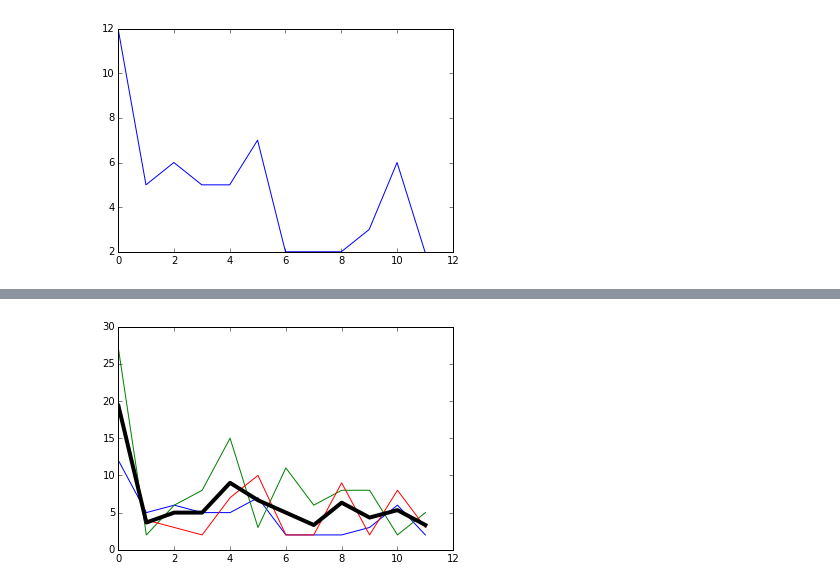
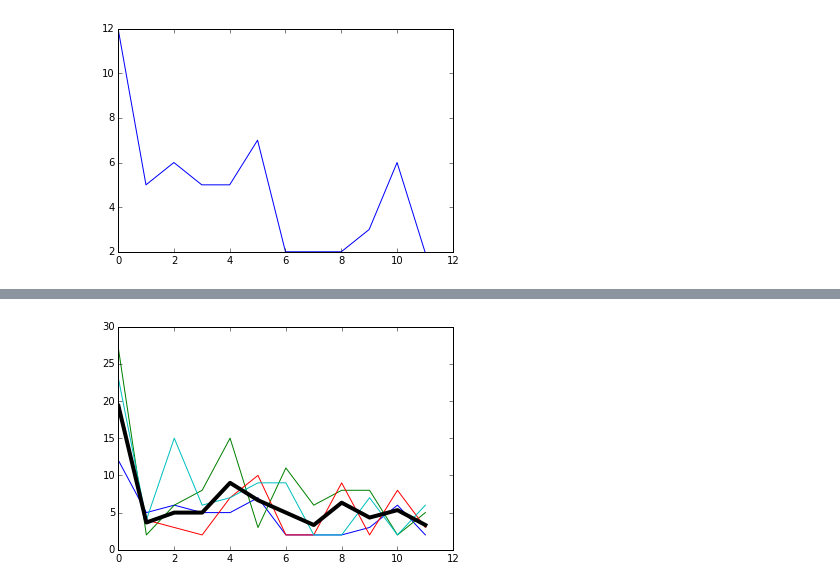
Before and after one commit to andrewosh/hexaworld-analyses, a Jupyter notebook: index.ipynb, the cells around one changed output, grey strips where cells are left out. Drawn from its saved outputs; the diff is of its cells as text; code cells hidden in the pictures.

Commit message:
Added nick's tree2 performance

```diff
--- a/index.ipynb
+++ b/index.ipynb
@@ -144,6 +161,7 @@ def gamePerformance(id):
 andrew = gamePerformance('EkLxNMsHg')
 jason = gamePerformance('VkaYbziHe')
 jeremy = gamePerformance('Nk5TSzirg')
+nick = gamePerformance('41BR0GiSg')
 # %%
 def stepsPerMap(perf):
     moves = {}
@@ -161,3 +179,4 @@ import matplotlib.pyplot as plt
 andrew_moves = stepsPerMap(andrew)
 jason_moves = stepsPerMap(jason)
 jeremy_moves = stepsPerMap(jeremy)
+nick_moves = stepsPerMap(nick)
@@ -192,16 +202,18 @@ plt.plot(jeremy_moves['tree2'].keys(), jeremy_moves['tree2'].values())
 # %%
 import numpy as np
 jason_vals = np.array(jason_moves['tree2'].values())
 jeremy_vals = np.array(jeremy_moves['tree2'].values())
 andrew_vals = np.array(andrew_moves['tree2'].values())
+nick_vals = np.array(nick_moves['tree2'].values())
 keys = np.array(jeremy_moves['tree2'].keys())
 
 plt.plot(keys, jeremy_vals)
 plt.plot(keys, andrew_vals)
 plt.plot(keys, jason_vals)
+plt.plot(keys, nick_vals)
 plt.plot(keys, (jeremy_vals + andrew_vals + jason_vals) / 3.0, lw=4, c='black');
 # %% [output]
-[figure, old version]
+[figure, new version]
 # %%
 import json
 def levelPerformance(name, time=1):
```
Also changed, not shown: parts of 7 cells of this notebook.
